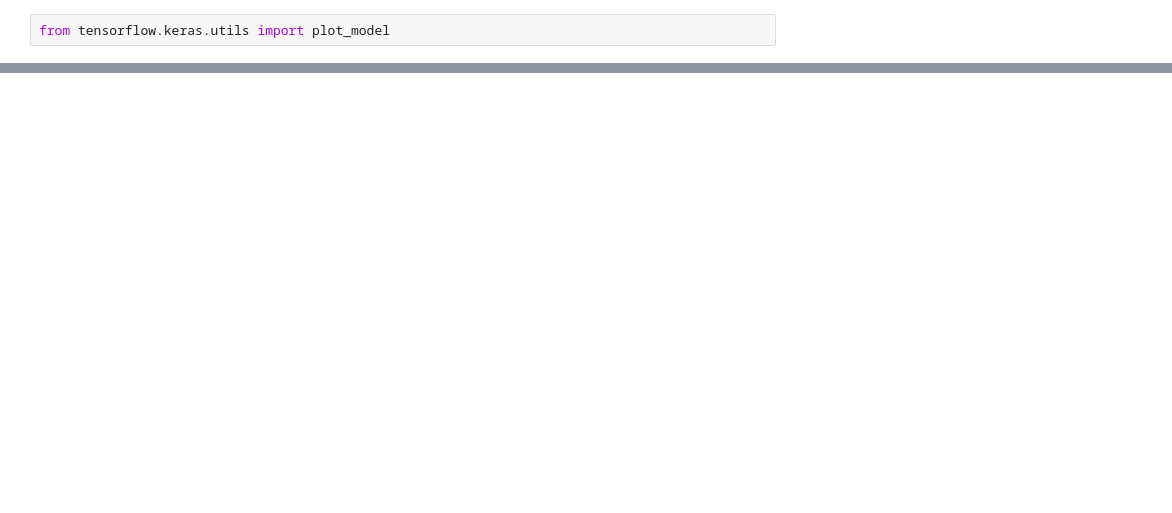
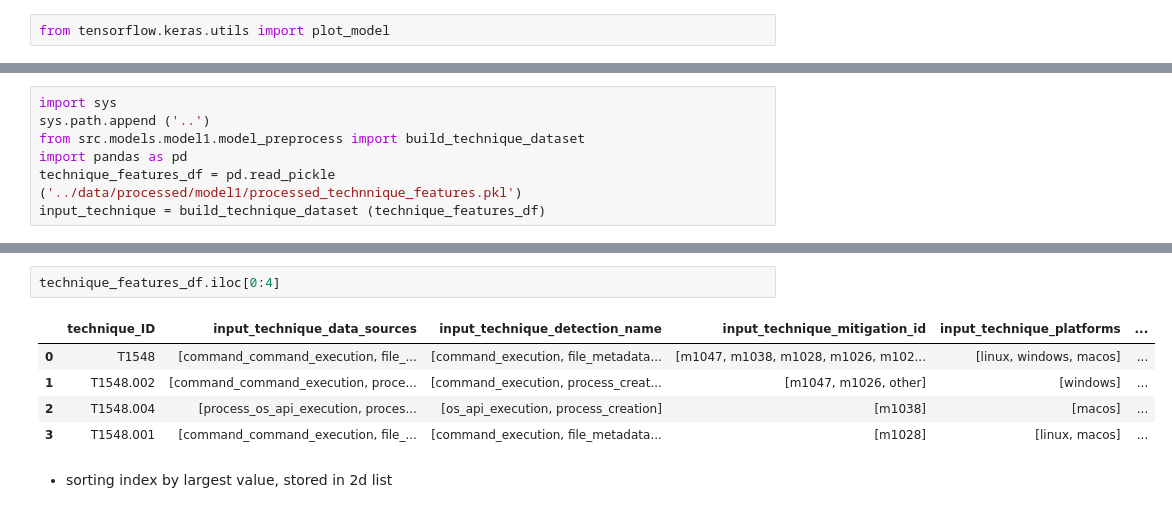
Before and after one commit to hcvu1050/hieuchivu-gt24-repo3, a Jupyter notebook: notebooks/unit_test_8_model_load.ipynb, the cells around one changed output, grey strips where cells are left out. Drawn from its saved outputs; the diff is of its cells as text; blank space fills up the shorter version.

Commit message:
from trained model to look-up table

```diff
--- a/notebooks/unit_test_8_model_load.ipynb
+++ b/notebooks/unit_test_8_model_load.ipynb
@@ -160,0 +140,7 @@ array([[[ 0.40862003,  0.17384385,  0.12934785, -0.15728316,
+# %%
+import sys
+sys.path.append ('..')
+from src.models.model1.model_preprocess import build_technique_dataset
+import pandas as pd
+technique_features_df = pd.read_pickle ('../data/processed/model1/processed_technnique_features.pkl')
+input_technique = build_technique_dataset (technique_features_df)
@@ -160,0 +225,10 @@ array([[[ 0.40862003,  0.17384385,  0.12934785, -0.15728316,
+# %%
+technique_features_df.iloc[0:4]
+# %% [output]
+|  | technique_ID | input_technique_data_sources | input_technique_detection_name | input_technique_mitigation_id | input_technique_platforms | ... |
+| 0 | T1548 | [command_command_execution, file_... | [command_execution, file_metadata... | [m1047, m1038, m1028, m1026, m102... | [linux, windows, macos] | ... |
+| 1 | T1548.002 | [command_command_execution, proce... | [command_execution, process_creat... | [m1047, m1026, other] | [windows] | ... |
+| 2 | T1548.004 | [process_os_api_execution, proces... | [os_api_execution, process_creation] | [m1038] | [macos] | ... |
+| 3 | T1548.001 | [command_command_execution, file_... | [command_execution, file_metadata... | [m1028] | [linux, macos] | ... |
+# %% [markdown]
+- sorting index by largest value, stored in 2d list
```
Also changed, not shown: parts of 19 cells of this notebook, 2 other files.
